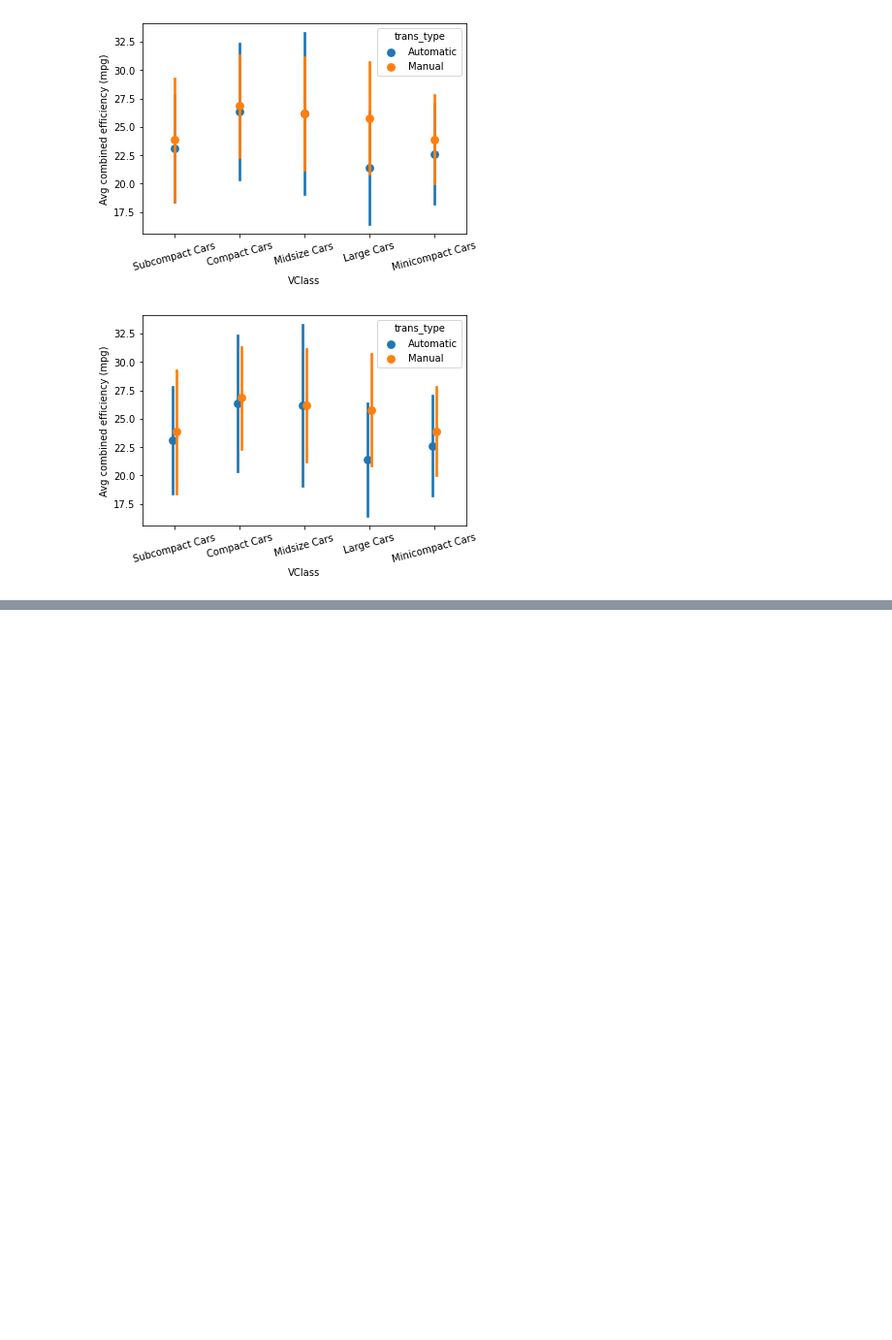
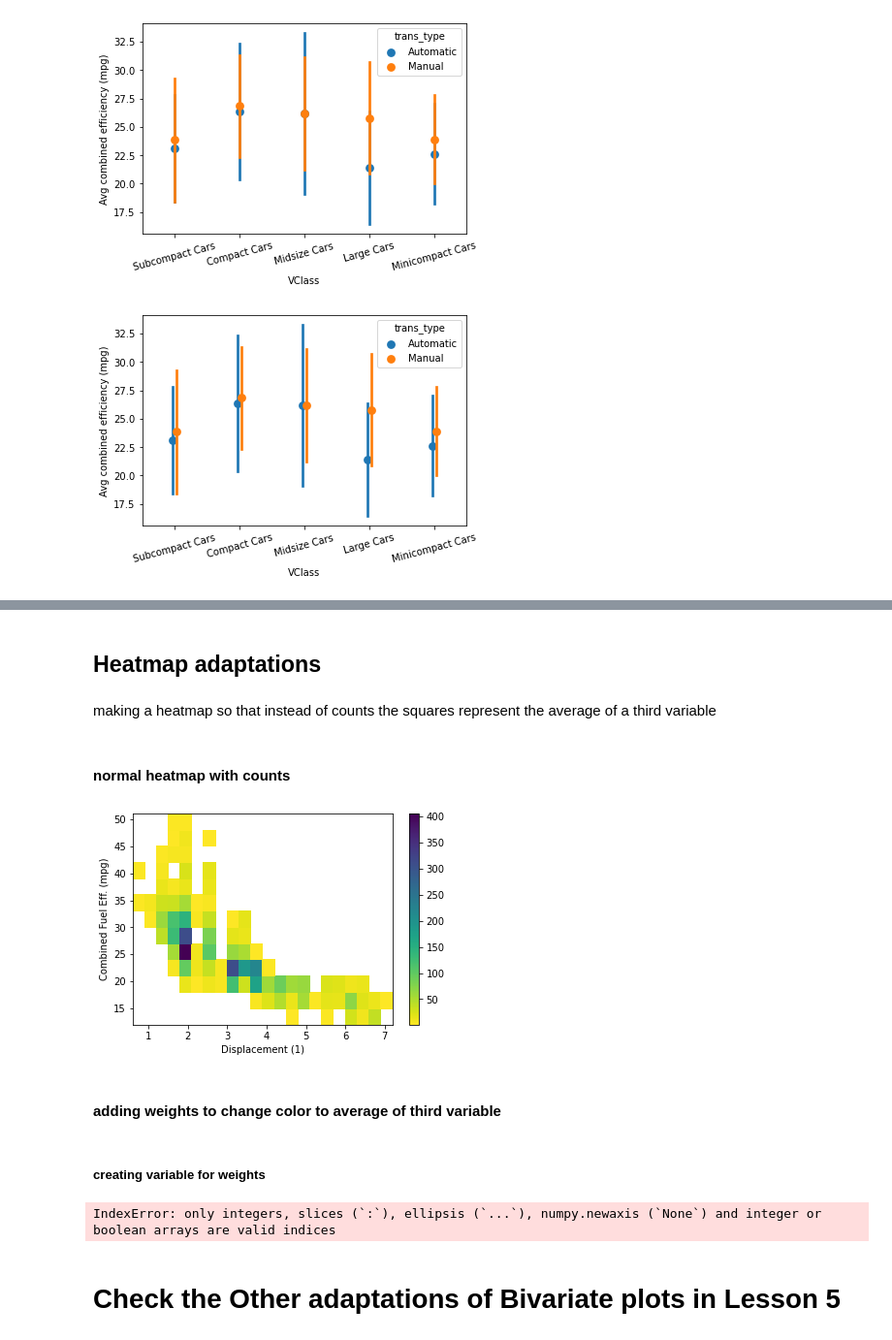
Before and after one commit to JESurzyn/data_analysis_udacity, a Jupyter notebook: data_viz/multivariate_practice/Adaptations_of_bivariate_plots.ipynb, the cells around one changed output, grey strips where cells are left out. Shown at 97% size. Drawn from its saved outputs; the diff is of its cells as text; code cells hidden in the pictures; blank space fills up the shorter version.

```diff
--- a/data_viz/multivariate_practice/Adaptations_of_bivariate_plots.ipynb
+++ b/data_viz/multivariate_practice/Adaptations_of_bivariate_plots.ipynb
@@ -35,0 +52,42 @@ plt.ylabel('Avg combined efficiency (mpg)');
+# %% [markdown]
+## Heatmap adaptations
+# %% [markdown]
+making a heatmap so that instead of counts the squares represent the average of a third variable
+# %% [markdown]
+#### normal heatmap with counts
+# %%
+bins_x = np.arange(0.6, 7+0.3, 0.3)
+bins_y = np.arange(12, 50+3, 3)
+plt.hist2d(data = fuel_econ, x='displ', y='comb', cmin=0.5,
+          cmap='viridis_r', bins=[bins_x,bins_y]);
+plt.xlabel('Displacement (1)')
+plt.ylabel('Combined Fuel Eff. (mpg)');
+plt.colorbar();
+# %% [output]
+[figure, added]
+# %% [markdown]
+#### adding weights to change color to average of third variable
+# %% [markdown]
+##### creating variable for weights
+# %%
+#use pd.cut to bin into distinct bucketd
+'''
+Use cut when you need to segment and sort data values into bins.
+This function is also useful for going from a continuous variable to a categorical variable.
+For example, cut could convert ages to groups of age ranges. Supports binning into an equal number of bins,
+or a pre-specified array of bins.
+'''
+
+displ_bins = pd.cut(fuel_econ['displ'], bins_x, right = False, include_lowest=False,
+                             labels=False).astype(int)
+
+comb_bins =  pd.cut(fuel_econ['comb'], bins_y, right= False, include_lowest=False, labels=False)#.astype(int)
+#points that fall in each bin
+n_points = fuel_econ.groupby([displ_bins, comb_bins]).size()
+n_points = n_points.reset_index().pivot(index='displ', columns='comb').values
+
+co2_weights = fuel_econ['co2']/n_points[displ_bins, comb_bins]
+# %% [output]
+IndexError: only integers, slices (`:`), ellipsis (`...`), numpy.newaxis (`None`) and integer or boolean arrays are valid indices
+# %% [markdown]
+# Check the Other adaptations of Bivariate plots in Lesson 5
```
Also changed, not shown: parts of 12 cells of this notebook, 2 other files.
